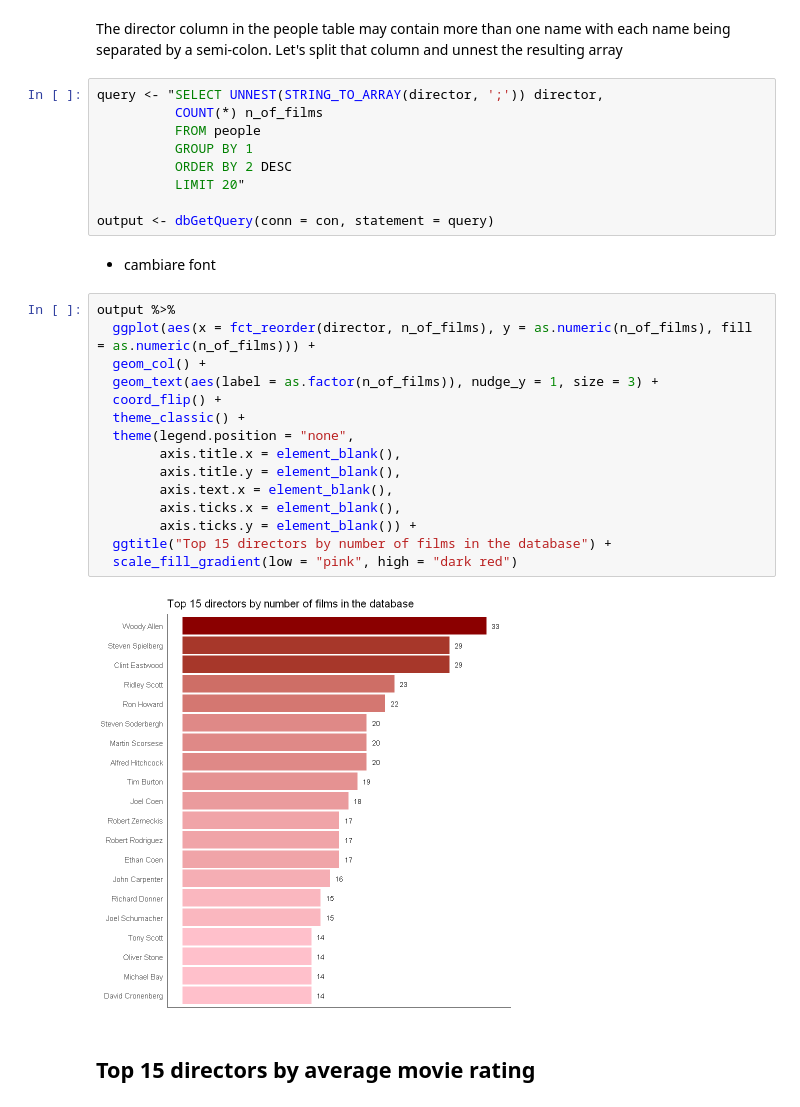
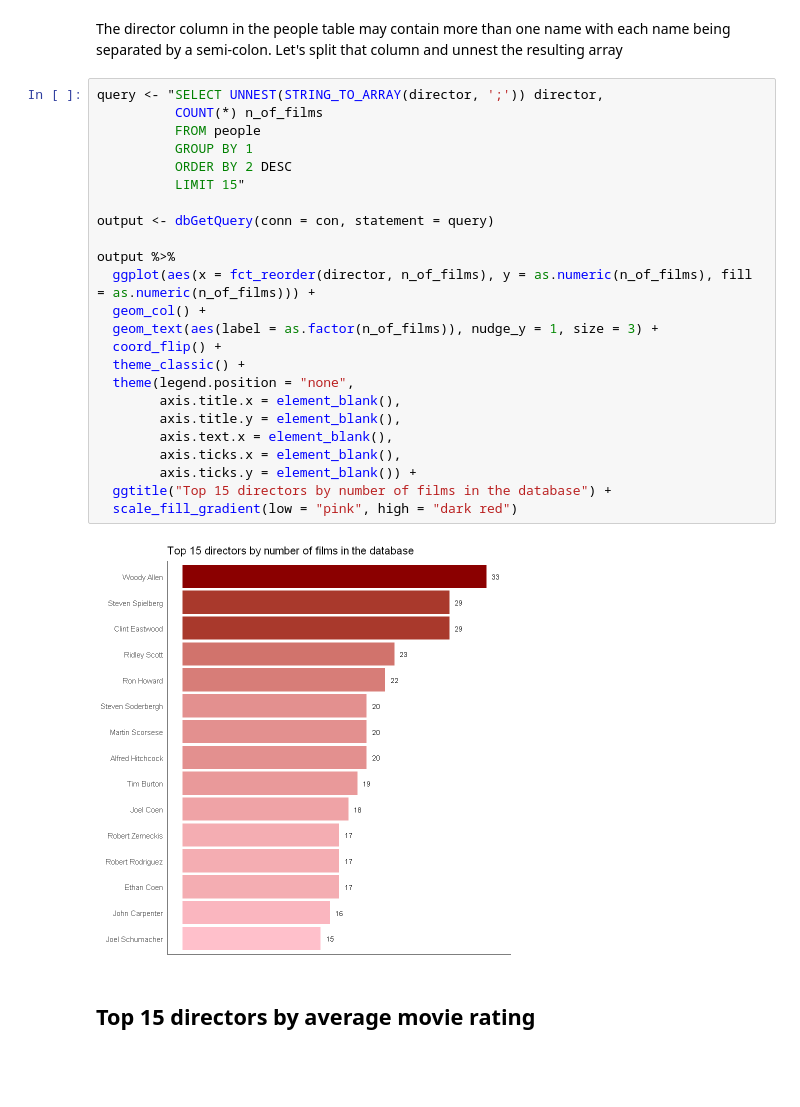
Before and after one commit to JacopoMalatesta/imdb_most_popular_films, a Jupyter notebook: scripts/04 - Querying and visualizing the results.ipynb, the cells around one changed output. Drawn from its saved outputs; the diff is of its cells as text; blank space fills up the shorter version.

```diff
--- a/scripts/04 - Querying and visualizing the results.ipynb
+++ b/scripts/04 - Querying and visualizing the results.ipynb
@@ -43,34 +43,32 @@ dbListTables(con)
 ## Directors by most films in the database
 # %% [markdown]
 The director column in the people table may contain more than one name with each name being separated by a semi-colon. Let's split that column and unnest the resulting array
-# %%
-query <- "SELECT UNNEST(STRING_TO_ARRAY(director, ';')) director,
-          COUNT(*) n_of_films
-          FROM people
-          GROUP BY 1
-          ORDER BY 2 DESC
-          LIMIT 20"
-
-output <- dbGetQuery(conn = con, statement = query)
-# %% [markdown]
-- cambiare font
 # %%
+query <- "SELECT UNNEST(STRING_TO_ARRAY(director, ';')) director,
+          COUNT(*) n_of_films
+          FROM people
+          GROUP BY 1
+          ORDER BY 2 DESC
+          LIMIT 15"
+
+output <- dbGetQuery(conn = con, statement = query)
+
 output %>%
   ggplot(aes(x = fct_reorder(director, n_of_films), y = as.numeric(n_of_films), fill = as.numeric(n_of_films))) +
   geom_col() +
   geom_text(aes(label = as.factor(n_of_films)), nudge_y = 1, size = 3) +
   coord_flip() +
   theme_classic() +
   theme(legend.position = "none",
         axis.title.x = element_blank(),
         axis.title.y = element_blank(),
         axis.text.x = element_blank(),
         axis.ticks.x = element_blank(),
         axis.ticks.y = element_blank()) +
   ggtitle("Top 15 directors by number of films in the database") +
   scale_fill_gradient(low = "pink", high = "dark red")
 # %% [output]
-[figure, old version]
+[figure, new version]
 # %% [markdown]
 ## Top 15 directors by average movie rating
 # %%
```
Also changed, not shown: parts of 6 cells of this notebook.
